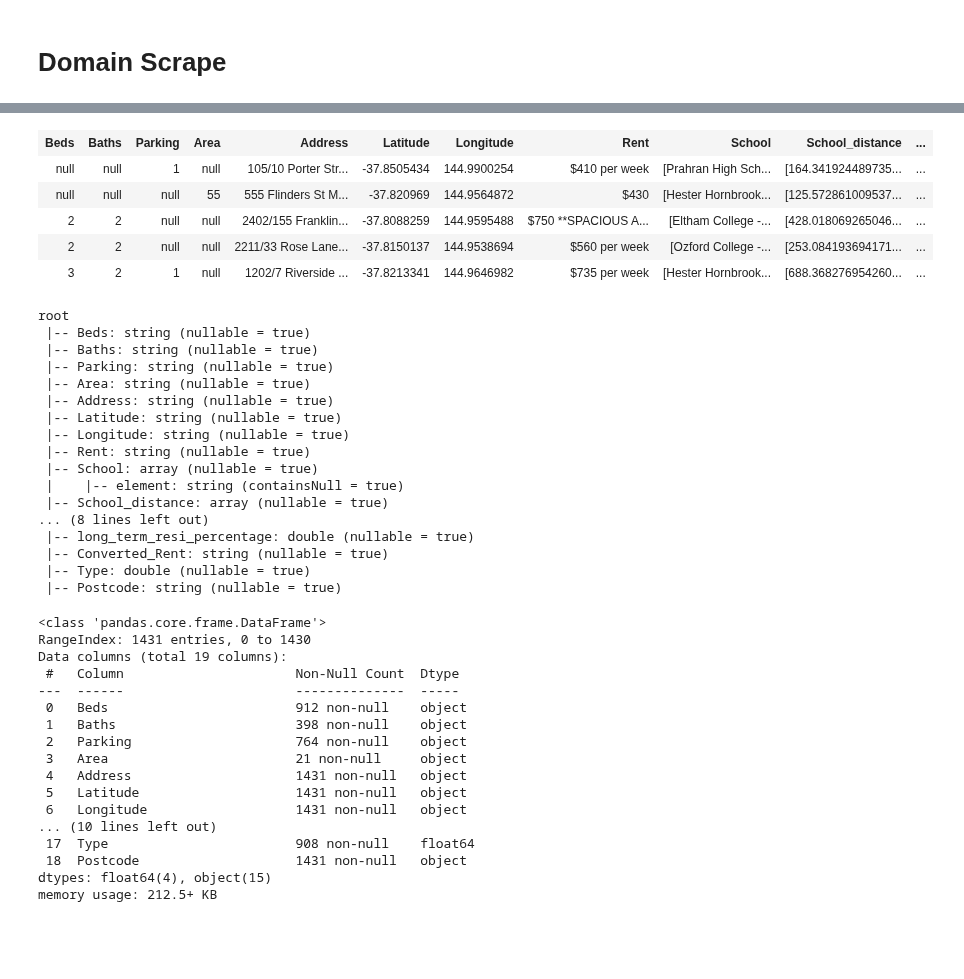
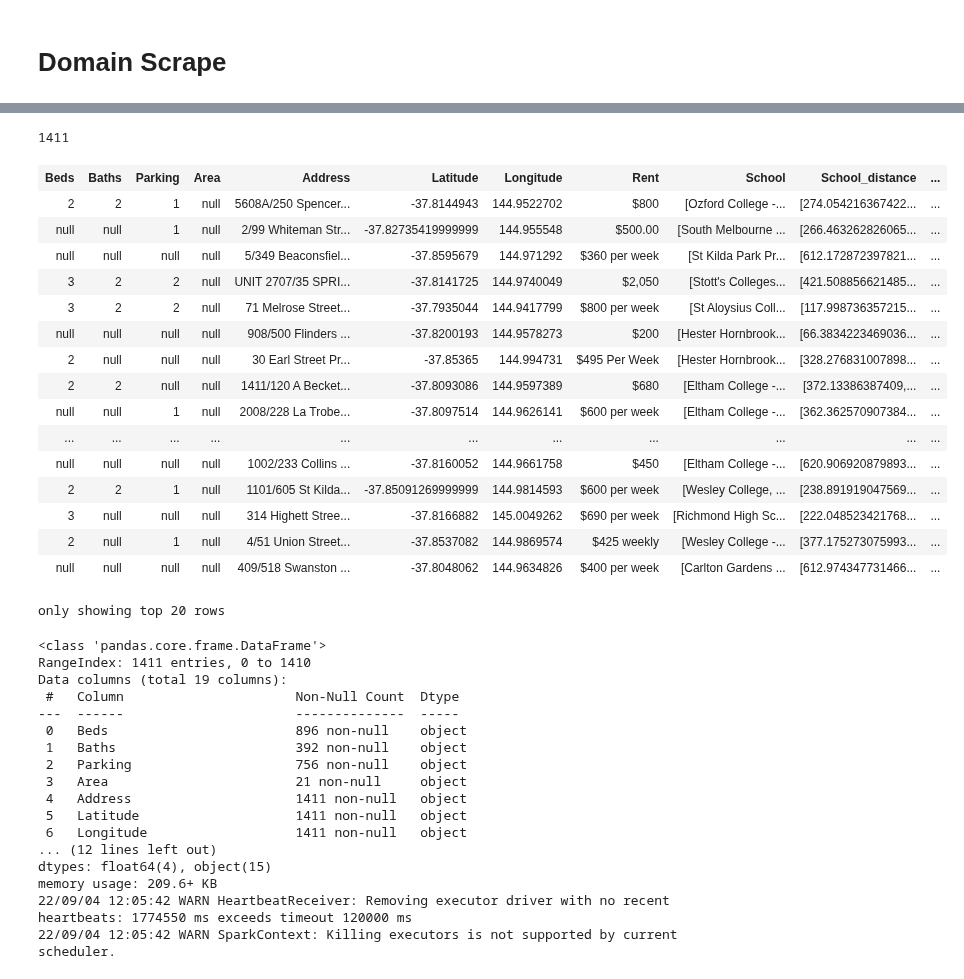
Before and after one commit to MAST30034-Applied-Data-Science/generic-real-estate-consulting-project-group-7, a Jupyter notebook: notebooks/domain-scrape.ipynb, the cells around one changed output, grey strips where cells are left out. Drawn from its saved outputs; the diff is of its cells as text; code cells hidden in the pictures; blank space fills up the shorter version.

```diff
--- a/notebooks/domain-scrape.ipynb
+++ b/notebooks/domain-scrape.ipynb
@@ -509,53 +492,48 @@ filename = f'rental_info_{postcode_start}-{postcode_end}.parquet'
 output_dir = f"{raw_output_dir}/{filename}"
 # %%
 house_df.to_parquet(output_dir)
+# %%
+len(all_links)
+# %% [output]
+1411
 # %%
-pdf = spark.read.parquet('../data/raw/rental_info_3000-3100.parquet', headers=True)
-pdf.limit(5)
+pdf = spark.read.parquet('../data/raw/rental_info_3000-4000.parquet', headers=True)
+pdf
 # %% [output]
 | Beds | Baths | Parking | Area | Address | Latitude | Longitude | Rent | School | School_distance | ... |
-| null | null | 1 | null | 105/10 Porter Str... | -37.8505434 | 144.9900254 | $410 per week | [Prahran High Sch... | [164.341924489735... | ... |
-| null | null | null | 55 | 555 Flinders St M... | -37.820969 | 144.9564872 | $430 | [Hester Hornbrook... | [125.572861009537... | ... |
-| 2 | 2 | null | null | 2402/155 Franklin... | -37.8088259 | 144.9595488 | $750 **SPACIOUS A... | [Eltham College -... | [428.018069265046... | ... |
-| 2 | 2 | null | null | 2211/33 Rose Lane... | -37.8150137 | 144.9538694 | $560 per week | [Ozford College -... | [253.084193694171... | ... |
-| 3 | 2 | 1 | null | 1202/7 Riverside ... | -37.8213341 | 144.9646982 | $735 per week | [Hester Hornbrook... | [688.368276954260... | ... |
+| 2 | 2 | 1 | null | 5608A/250 Spencer... | -37.8144943 | 144.9522702 | $800 | [Ozford College -... | [274.054216367422... | ... |
+| null | null | 1 | null | 2/99 Whiteman Str... | -37.82735419999999 | 144.955548 | $500.00 | [South Melbourne ... | [266.463262826065... | ... |
+| null | null | null | null | 5/349 Beaconsfiel... | -37.8595679 | 144.971292 | $360 per week | [St Kilda Park Pr... | [612.172872397821... | ... |
+| 3 | 2 | 2 | null | UNIT 2707/35 SPRI... | -37.8141725 | 144.9740049 | $2,050 | [Stott's Colleges... | [421.508856621485... | ... |
+| 3 | 2 | 2 | null | 71 Melrose Street... | -37.7935044 | 144.9417799 | $800 per week | [St Aloysius Coll... | [117.998736357215... | ... |
+| null | null | null | null | 908/500 Flinders ... | -37.8200193 | 144.9578273 | $200 | [Hester Hornbrook... | [66.3834223469036... | ... |
+| 2 | null | null | null | 30 Earl Street Pr... | -37.85365 | 144.994731 | $495 Per Week | [Hester Hornbrook... | [328.276831007898... | ... |
+| 2 | 2 | null | null | 1411/120 A Becket... | -37.8093086 | 144.9597389 | $680 | [Eltham College -... | [372.13386387409,... | ... |
+| null | null | 1 | null | 2008/228 La Trobe... | -37.8097514 | 144.9626141 | $600 per week | [Eltham College -... | [362.362570907384... | ... |
+| ... | ... | ... | ... | ... | ... | ... | ... | ... | ... | ... |
+| null | null | null | null | 1002/233 Collins ... | -37.8160052 | 144.9661758 | $450 | [Eltham College -... | [620.906920879893... | ... |
+| 2 | 2 | 1 | null | 1101/605 St Kilda... | -37.85091269999999 | 144.9814593 | $600 per week | [Wesley College, ... | [238.891919047569... | ... |
+| 3 | null | null | null | 314 Highett Stree... | -37.8166882 | 145.0049262 | $690 per week | [Richmond High Sc... | [222.048523421768... | ... |
+| 2 | null | 1 | null | 4/51 Union Street... | -37.8537082 | 144.9869574 | $425 weekly | [Wesley College -... | [377.175273075993... | ... |
+| null | null | null | null | 409/518 Swanston ... | -37.8048062 | 144.9634826 | $400 per week | [Carlton Gardens ... | [612.974347731466... | ... |
+only showing top 20 rows
-# %%
-pdf.printSchema()
-# %% [output]
-root
- |-- Beds: string (nullable = true)
- |-- Baths: string (nullable = true)
- |-- Parking: string (nullable = true)
- |-- Area: string (nullable = true)
- |-- Address: string (nullable = true)
- |-- Latitude: string (nullable = true)
- |-- Longitude: string (nullable = true)
- |-- Rent: string (nullable = true)
- |-- School: array (nullable = true)
- |    |-- element: string (containsNull = true)
- |-- School_distance: array (nullable = true)
-... (8 lines left out)
- |-- long_term_resi_percentage: double (nullable = true)
- |-- Converted_Rent: string (nullable = true)
- |-- Type: double (nullable = true)
- |-- Postcode: string (nullable = true)
 # %%
 pdf.toPandas().info()
 # %% [output]
 <class 'pandas.core.frame.DataFrame'>
-RangeIndex: 1431 entries, 0 to 1430
+RangeIndex: 1411 entries, 0 to 1410
 Data columns (total 19 columns):
  #   Column                      Non-Null Count  Dtype
 ---  ------                      --------------  -----
- 0   Beds                        912 non-null    object
- 1   Baths                       398 non-null    object
- 2   Parking                     764 non-null    object
+ 0   Beds                        896 non-null    object
+ 1   Baths                       392 non-null    object
+ 2   Parking                     756 non-null    object
  3   Area                        21 non-null     object
- 4   Address                     1431 non-null   object
- 5   Latitude                    1431 non-null   object
- 6   Longitude                   1431 non-null   object
-... (10 lines left out)
- 17  Type                        908 non-null    float64
- 18  Postcode                    1431 non-null   object
+ 4   Address                     1411 non-null   object
+ 5   Latitude                    1411 non-null   object
+ 6   Longitude                   1411 non-null   object
+... (12 lines left out)
 dtypes: float64(4), object(15)
-memory usage: 212.5+ KB
+memory usage: 209.6+ KB
+22/09/04 12:05:42 WARN HeartbeatReceiver: Removing executor driver with no recent heartbeats: 1774550 ms exceeds timeout 120000 ms
+22/09/04 12:05:42 WARN SparkContext: Killing executors is not supported by current scheduler.
```
Also changed, not shown: parts of 5 cells of this notebook, 4 other files.
